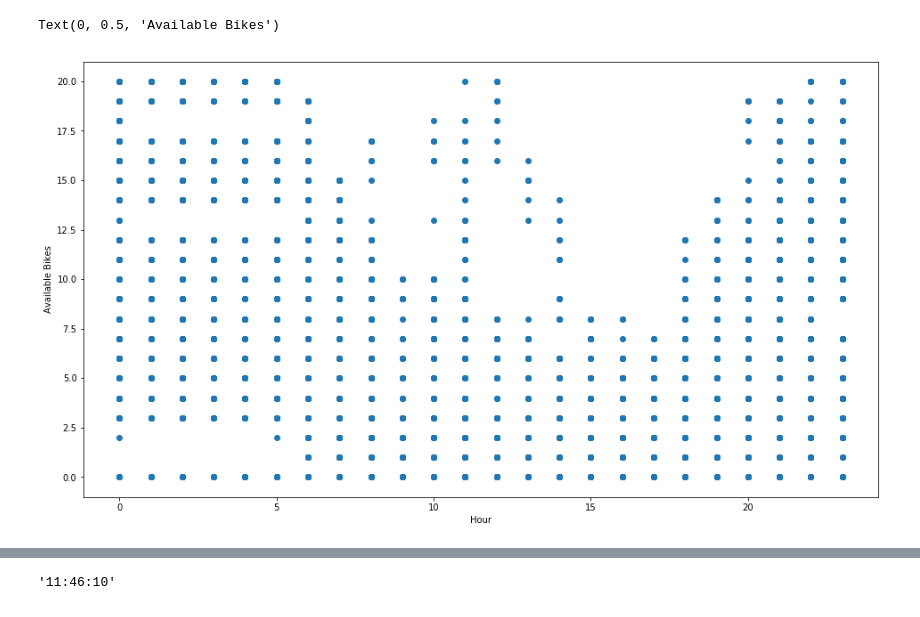
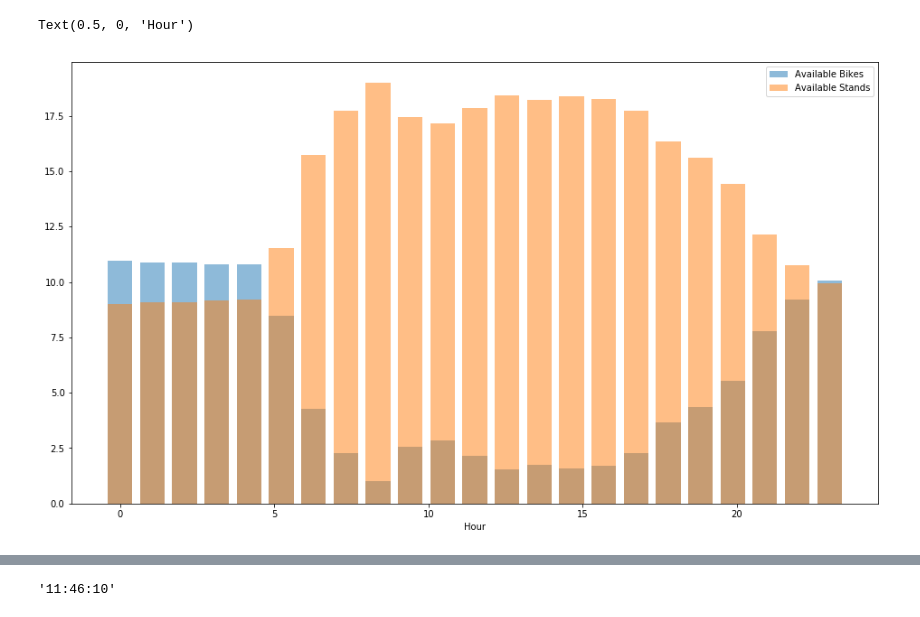
Before and after one commit to seprojectgroup19/main, a Jupyter notebook: Testing Notebook.ipynb, the cells around one changed output, grey strips where cells are left out. Saved outputs shown, nothing was run; the diff lists cells and outputs as text; code cells hidden in the pictures.

Commit message:
Added bar plot for available bikes/stands per hour

```diff
--- a/Testing Notebook.ipynb
+++ b/Testing Notebook.ipynb
@@ -35,10 +35,15 @@ for m in minute:
         first_half.append(False)
         second_half.append(True)
 # %%
-plt.figure(figsize=(16,9))
-plt.scatter(hour, station.available_bikes)
-plt.xlabel("Hour")
-plt.ylabel("Available Bikes")
+for i, row in station.iterrows():
+    row.hour = hour[i]
+# hour_counts = list(np.zeros(23))
+
+# for i in range(23):
+#     hour_counts[i] = hour.count(i+1)
+
+# hour_counts
+# plt.figure(figsize=(16,9))
+# plt.scatter(hour, station.available_bikes)
+# plt.xlabel("Hour")
+# plt.ylabel("Available Bikes")
-# %% [output]
-Text(0, 0.5, 'Available Bikes')
-[figure, removed]
@@ -45,3 +52,18 @@ Text(0, 0.5, 'Available Bikes')
+# %%
+available_bikes_avg = list(np.zeros(23))
+available_stands_avg = list(np.zeros(23))
+for i in range(23):
+    available_bikes_avg[i] = np.mean(station[station.hour==i+1].available_bikes)
+    available_stands_avg[i] = np.mean(station[station.hour==i+1].available_bike_stands)
+plt.figure(figsize=(16,9))
+plt.bar(np.linspace(0,23,23), available_bikes_avg, alpha=0.5, label='Available Bikes')
+plt.bar(np.linspace(0,23,23), available_stands_avg, alpha=0.5, label='Available Stands')
+plt.legend(loc='best')
+plt.xlabel('Hour')
+# plt.ylabel('Average available bikes')
+# %% [output]
+Text(0.5, 0, 'Hour')
+[figure, added]
 # %%
 plt.figure(figsize=(16,9))
 plt.scatter(hour, station.available_bike_stands)
```
Also changed, not shown: parts of 3 cells of this notebook.
